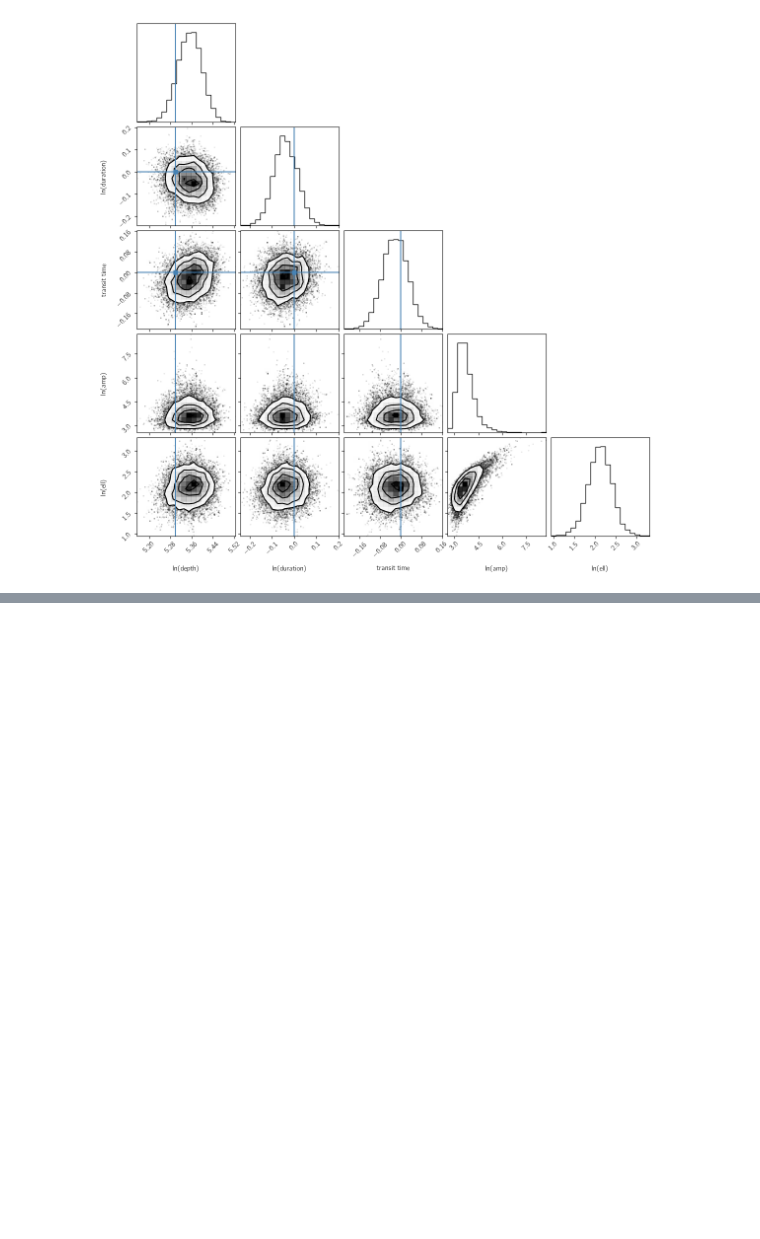
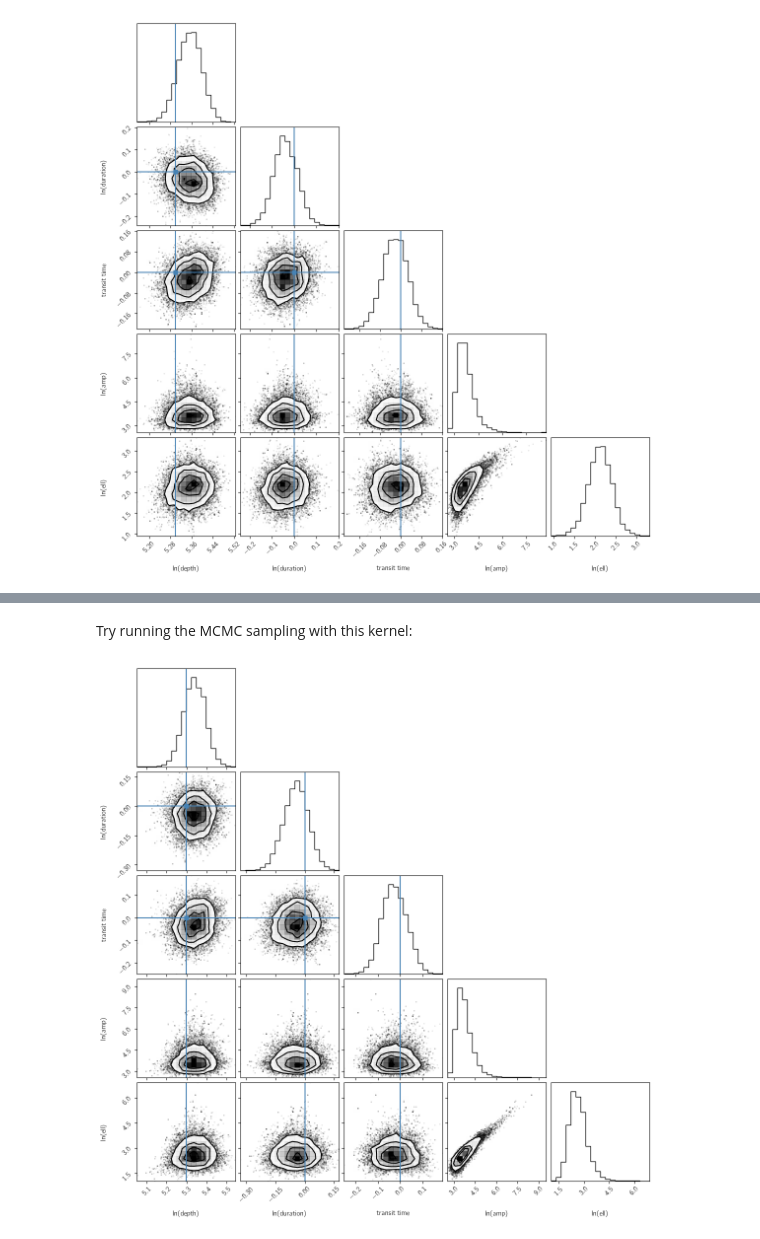
Before and after one commit to dfm/gp, a Jupyter notebook: worksheet.ipynb, the cells around one changed output, grey strips where cells are left out. Drawn from its saved outputs; the diff is of its cells as text; code cells hidden in the pictures; blank space fills up the shorter version.

```diff
--- a/worksheet.ipynb
+++ b/worksheet.ipynb
@@ -330,0 +384,16 @@ This is because we don't know the "true" noise model; we're only using the GP as
+# %% [markdown]
+Try running the MCMC sampling with this kernel:
+# %%
+pos = [np.log(np.abs(widget.kwargs[k])) for k in ["depth", "duration", "amp", "ell"]]
+pos = np.array(pos[:2] + [widget.kwargs["time"]] + pos[2:])
+pos = pos + 1e-4*np.random.randn(nwalkers, ndim)
+sampler = emcee.EnsembleSampler(nwalkers, ndim, gp_log_prob,
+                                args=(log_like, matern32_kernel, model, t, y, yerr))
+pos, _, _ = sampler.run_mcmc(pos, 200)
+sampler.reset()
+sampler.run_mcmc(pos, 2000);
+
+gp.corner(sampler.flatchain, truths=np.append(gp.data.true_parameters, [None, None]),
+          labels=["ln(depth)", "ln(duration)", "transit time", "ln(amp)", "ln(ell)"])
+# %% [output]
+[figure, added]
```
Also changed, not shown: parts of 14 cells of this notebook, 1 other file.
